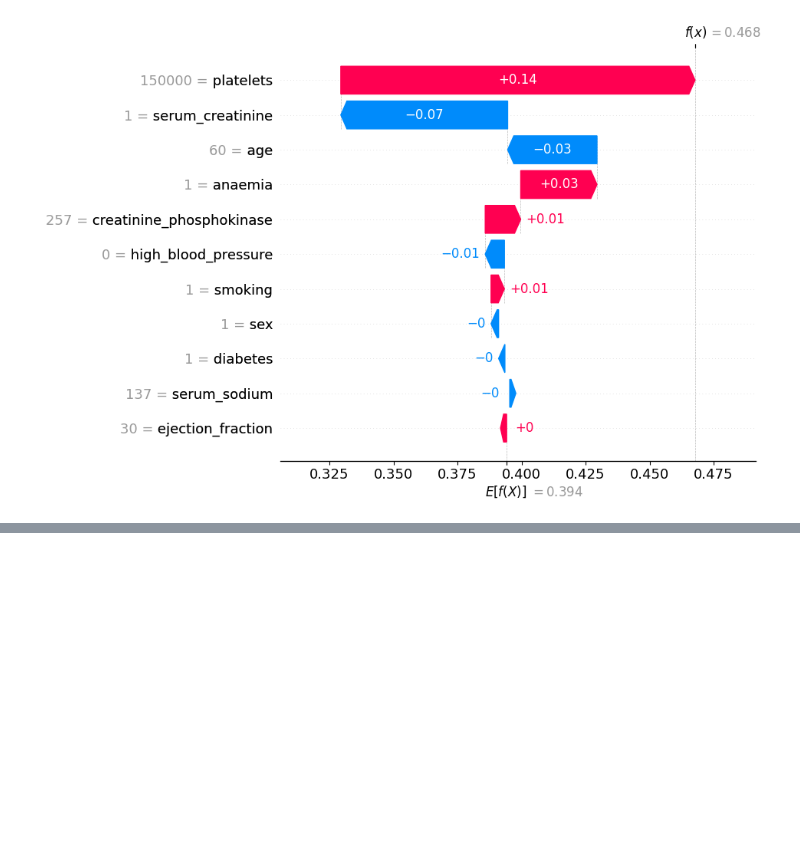
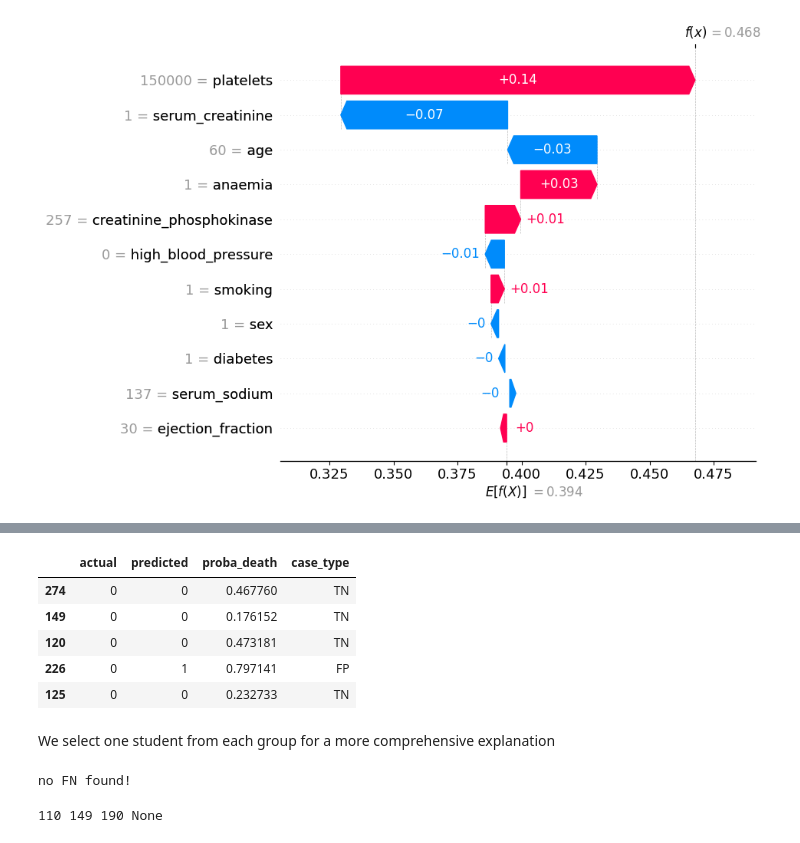
Before and after one commit to kingsleyukandu/heart-failure-survival-risk-analysis, a Jupyter notebook: shap_explanation/shap_explanation.ipynb, the cells around one changed output, grey strips where cells are left out. Saved outputs shown, nothing was run; the diff lists cells and outputs as text; code cells hidden in the pictures; blank space fills up the shorter version.

```diff
--- a/shap_explanation/shap_explanation.ipynb
+++ b/shap_explanation/shap_explanation.ipynb
@@ -352,0 +376,37 @@ shap.plots.waterfall(gb_exp_death[patient_pos], max_display =12)
+# %%
+gb_result_cases.head()
+# %% [output]
+|  | actual | predicted | proba_death | case_type |
+| 274 | 0 | 0 | 0.467760 | TN |
+| 149 | 0 | 0 | 0.176152 | TN |
+| 120 | 0 | 0 | 0.473181 | TN |
+| 226 | 0 | 1 | 0.797141 | FP |
+| 125 | 0 | 0 | 0.232733 | TN |
+# %% [markdown]
+We select one student from each group for a more comprehensive explanation
+# %%
+def pick_patient(results, case_type, prefer ="highest_risk"):
+    subset =results[results["case_type"]==case_type].copy()
+    if subset.empty:
+        print(f"no {case_type} found!")
+        return None
+
+    if prefer =="highest_risk":
+        return subset.sort_values("proba_death", ascending=False).index[0]
+
+    elif prefer =="lowest_risk":
+        return subset.sort_values("proba_death", ascending=True).index[0]
+
+    else:
+        return subset.index[0]
+
+tp_id = pick_patient(gb_result_cases, "TP", "highest_risk")
+tn_id = pick_patient(gb_result_cases, "TN", "lowest_risk")
+fp_id = pick_patient(gb_result_cases, "FP", "highest_risk")
+fn_id = pick_patient(gb_result_cases, "FN", "lowest_risk")
+# %% [output]
+no FN found!
+# %%
+print(tp_id, tn_id, fp_id, fn_id)
+# %% [output]
+110 149 190 None
```
Also changed, not shown: parts of 3 cells of this notebook.
